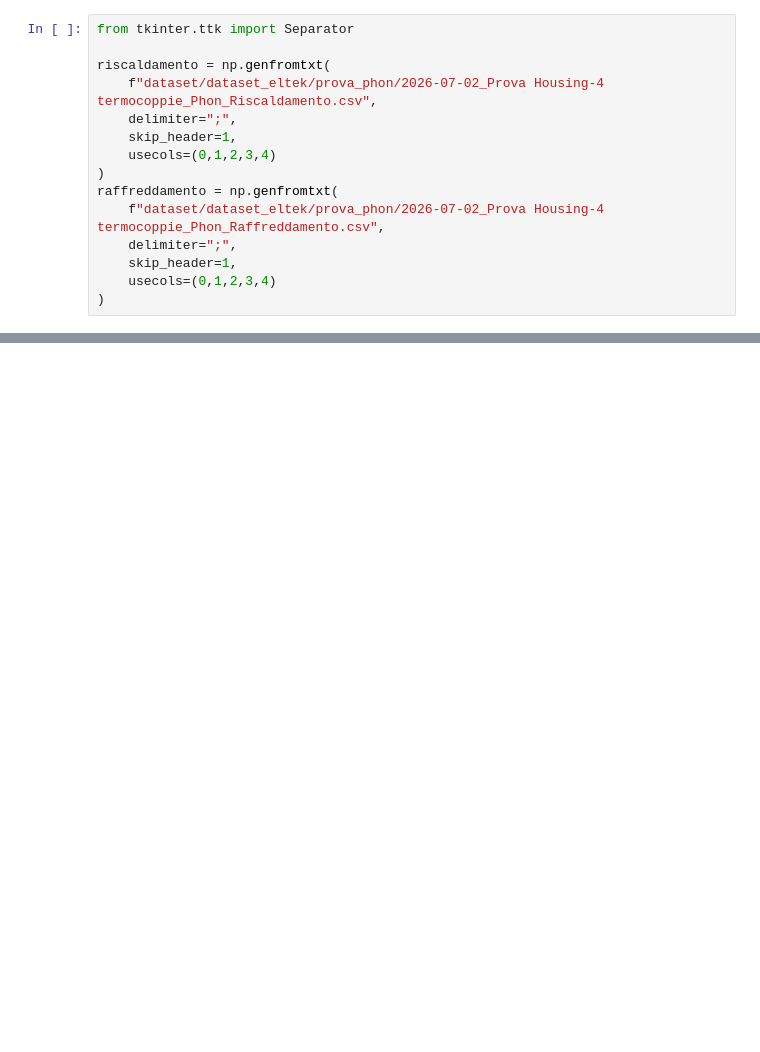
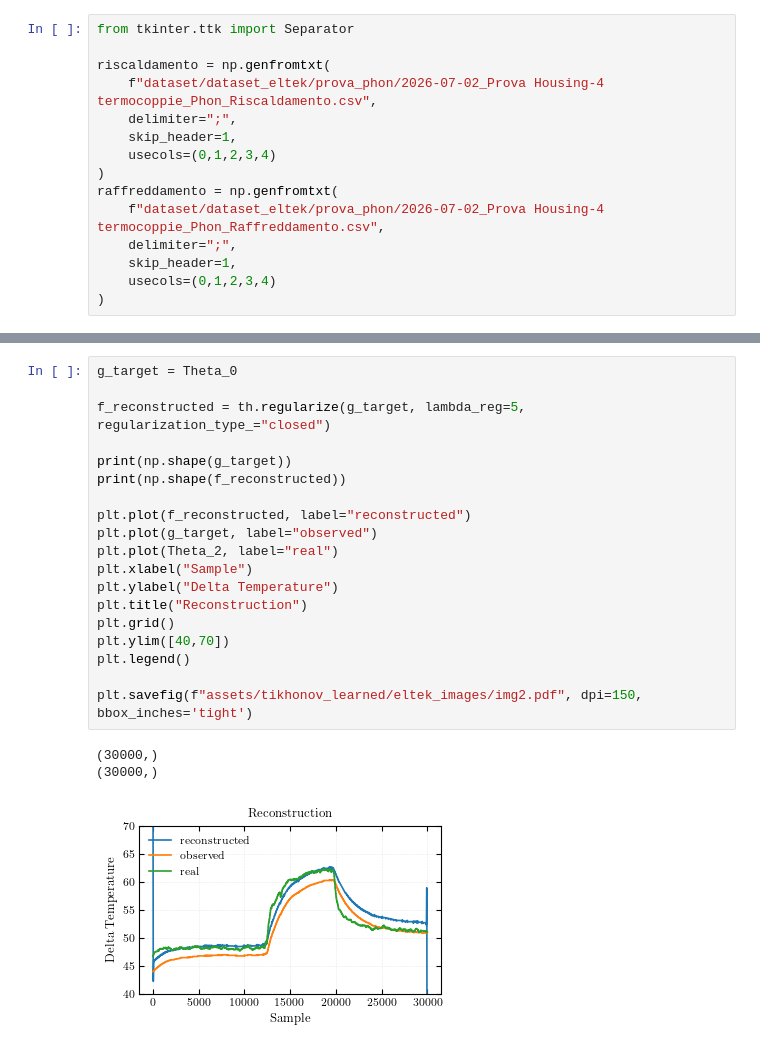
Before and after one commit to Sparisi01/RPM_implementation, a Jupyter notebook: analisi_dati_eltek.ipynb, the cells around one changed output, grey strips where cells are left out. Cells and saved outputs as stored; diff of their text form; blank space fills up the shorter version.

```diff
--- a/analisi_dati_eltek.ipynb
+++ b/analisi_dati_eltek.ipynb
@@ -56,0 +85,23 @@ ZeroDivisionError: float division by zero
+# %%
+g_target = Theta_0
+
+f_reconstructed = th.regularize(g_target, lambda_reg=5, regularization_type_="closed")
+
+print(np.shape(g_target))
+print(np.shape(f_reconstructed))
+
+plt.plot(f_reconstructed, label="reconstructed")
+plt.plot(g_target, label="observed")
+plt.plot(Theta_2, label="real")
+plt.xlabel("Sample")
+plt.ylabel("Delta Temperature")
+plt.title("Reconstruction")
+plt.grid()
+plt.ylim([40,70])
+plt.legend()
+
+plt.savefig(f"assets/tikhonov_learned/eltek_images/img2.pdf", dpi=150, bbox_inches='tight')
+# %% [output]
+(30000,)
+(30000,)
+[figure, added]
```
Also changed, not shown: parts of 4 cells of this notebook, 31 other files.
